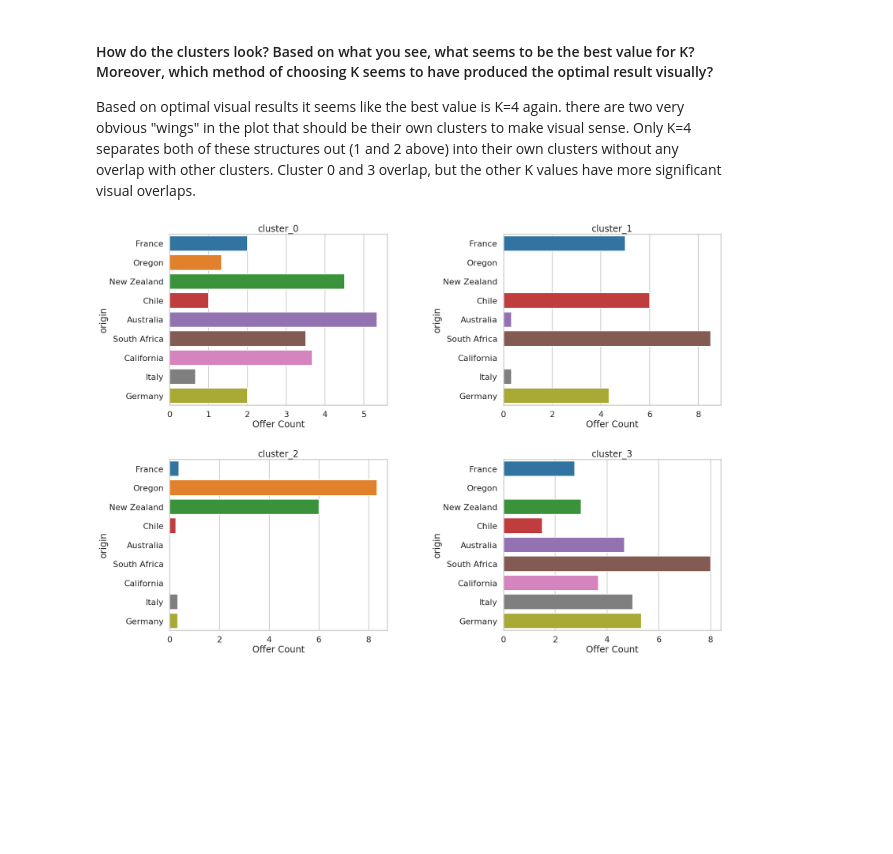
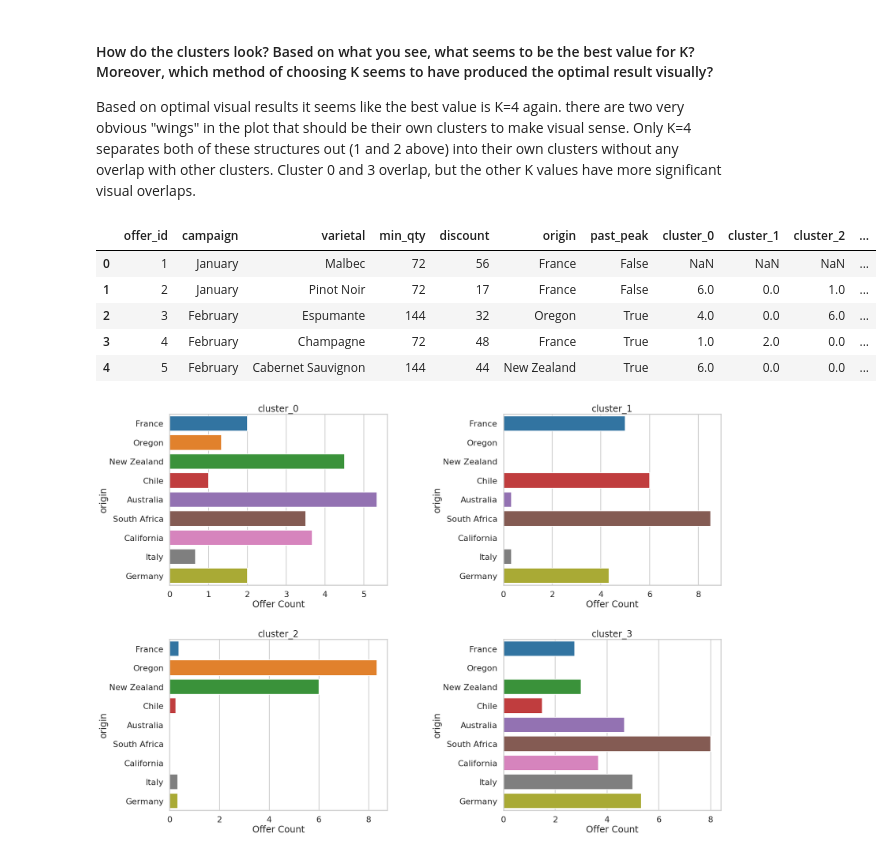
Before and after one commit to Nhorning/clustering, a Jupyter notebook: Mini_Project_Clustering.ipynb, the cells around one changed output. Cells and saved outputs as stored; diff of their text form; code cells hidden in the pictures; blank space fills up the shorter version.

```diff
--- a/Mini_Project_Clustering.ipynb
+++ b/Mini_Project_Clustering.ipynb
@@ -397,19 +397,35 @@ Based on optimal visual results it seems like the best value is K=4 again.  ther
 # %%
 #### Now look at both the original raw data about the offers and transactions and look at the fitted clusters. Tell a story about the clusters in context of the original data. For example, do the clusters correspond to wine variants or something else interesting?
 
 #merge clusters with offers somehow. plot the result, tell a story.
+def merge_clusters(df):
 #1. add cluster id to df pivot
-df_cluster = df_pivot
-df_cluster['cluster_id'][:] = reduced_df['cluster_id']
+    df_cluster = df_pivot
+    df_cluster['cluster_id'] = df['cluster_id'].tolist()
 
-#2. Group by cluster, aggrigate counts.
-df_cluster = df_cluster.groupby('cluster_id').sum()
+    #2. Group by cluster, aggrigate counts.
+    df_cluster_group = df_cluster.groupby('cluster_id').sum()
 
-#3. merge cluster and counts with offers.
-df_offer_cluster = df_cluster.transpose()
-df_offer_cluster.columns = ['cluster_0','cluster_1','cluster_2','cluster_3']
-df_offer_cluster =  df_offers.join(df_offer_cluster)
-#df_offer_cluster
+    #3. merge cluster and counts with offers.
+    df_offer_cluster = df_cluster_group.transpose()
+    columnlist = []
+    for label in df_offer_cluster.columns.tolist():#create better column names
+        columnlist.append('cluster_'+str(label))
+    df_offer_cluster.columns = columnlist
+    df_offer_cluster =  df_offers.join(df_offer_cluster)
+
+    #df_offer_cluster
+    return df_offer_cluster
+
+df_offer_cluster = merge_clusters(reduced_df)
+df_offer_cluster.head()
+# %% [output]
+|  | offer_id | campaign | varietal | min_qty | discount | origin | past_peak | cluster_0 | cluster_1 | cluster_2 | ... |
+| 0 | 1 | January | Malbec | 72 | 56 | France | False | NaN | NaN | NaN | ... |
+| 1 | 2 | January | Pinot Noir | 72 | 17 | France | False | 6.0 | 0.0 | 1.0 | ... |
+| 2 | 3 | February | Espumante | 144 | 32 | Oregon | True | 4.0 | 0.0 | 6.0 | ... |
+| 3 | 4 | February | Champagne | 72 | 48 | France | True | 1.0 | 2.0 | 0.0 | ... |
+| 4 | 5 | February | Cabernet Sauvignon | 144 | 44 | New Zealand | True | 6.0 | 0.0 | 0.0 | ... |
 # %%
 def quickplot(x,cluster, ax):
     sns.barplot(y=x, x=cluster, data=df_offer_cluster, ax=ax, ci=None)
```
Also changed, not shown: parts of 8 cells of this notebook.
